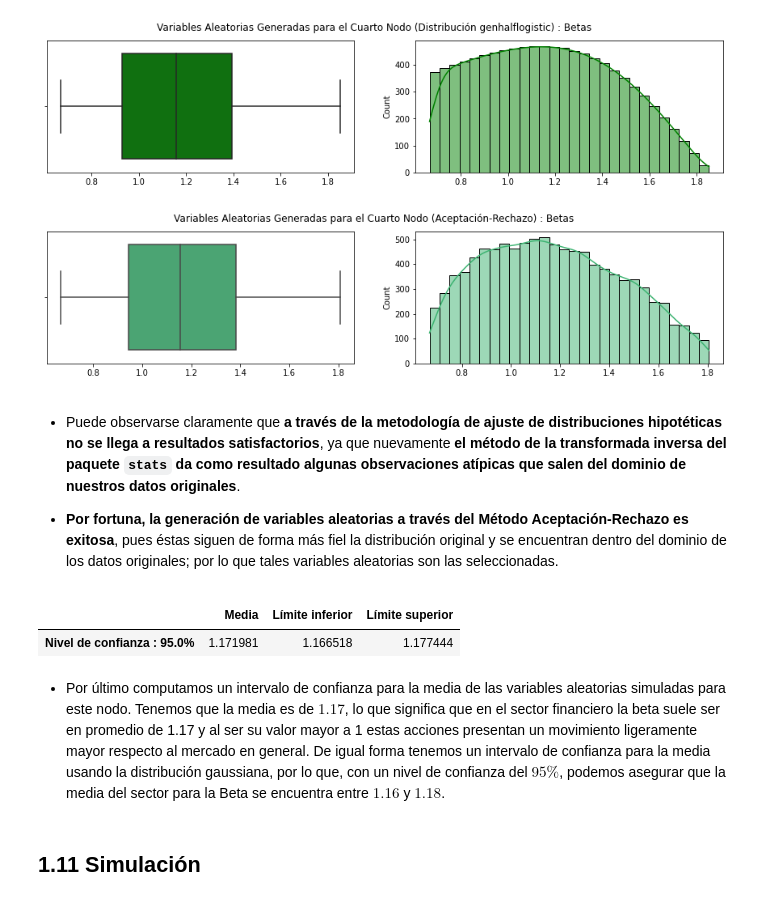
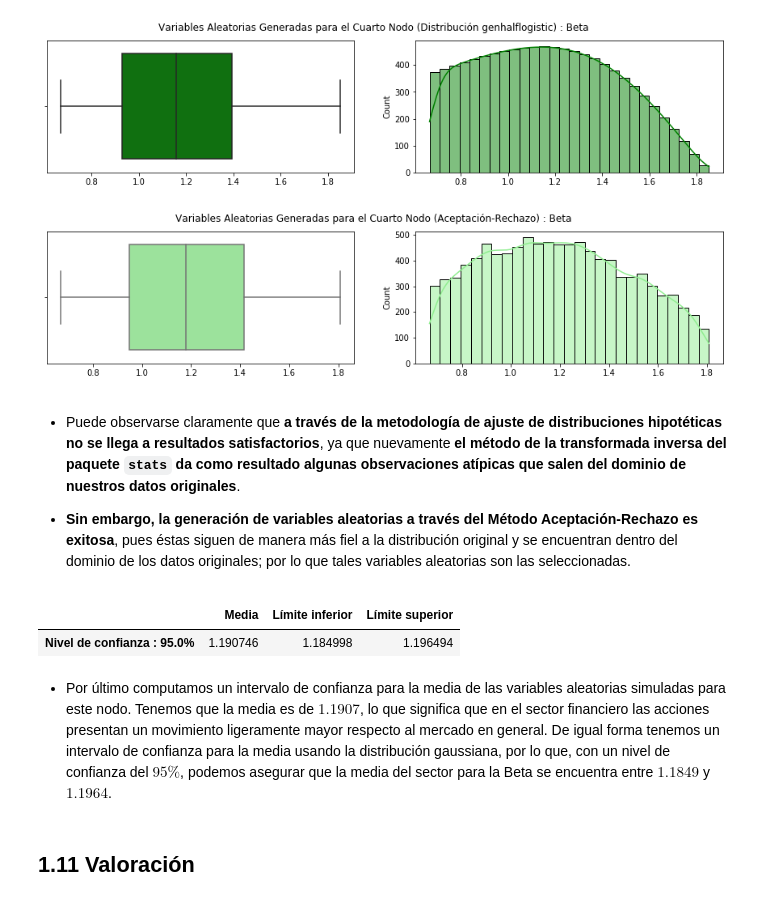
Before and after one commit to EMarquez7/Proyecto_DALopez_EMarquez, a Jupyter notebook: ProyectoModulo1_LazarenoD_DelgadoE.ipynb, the cells around one changed output. Saved outputs shown, nothing was run; the diff lists cells and outputs as text; code cells hidden in the pictures.

```diff
--- a/ProyectoModulo1_LazarenoD_DelgadoE.ipynb
+++ b/ProyectoModulo1_LazarenoD_DelgadoE.ipynb
@@ -849,7 +967,7 @@ Implementamos el Método de la Transformada Inversa para la generación de varia
 # %%
 data4_min, data4_max = data4.min(), data4.max()
 xgrid4 = np.arange(data4_min, data4_max, 0.01)
-f_data4 = kde(data4, np.linspace(0.1, 2, 30), 20, xgrid4, "KDE : Beta", color = ["darkgreen", "springgreen"]);
+f_data4 = kde(data4, np.linspace(0.1, 2, 30), 20, xgrid4, "KDE : Beta", color = ["darkgreen", "olivedrab"]);
 # %% [output]
 [figure]
 # %% [markdown]
@@ -880,21 +998,21 @@ boxAndHistPlot(nodo4_a, (15, 3), "green",
 [figure]
 [figure]
 # %%
-nodo4_b = (acceptanceRejection(f_data4, t4, [data4_min, data4_max], 10000, "Números Complementarios"))
-boxAndHistPlot(nodo4_b, (15, 3), "mediumseagreen",
-               "Variables Aleatorias Generadas para el Cuarto Nodo (Aceptación-Rechazo) : Betas")
+nodo4_b = (acceptanceRejection(f_data4, t4, [data4_min, data4_max], 10000, "Muestreo estratificado"))
+boxAndHistPlot(nodo4_b, (15, 3), "lightgreen",
+               "Variables Aleatorias Generadas para el Cuarto Nodo (Aceptación-Rechazo) : Beta")
 # %% [output]
-[figure, old version]
+[figure, new version]
 # %% [markdown]
 + Puede observarse claramente que **a través de la metodología de ajuste de distribuciones hipotéticas no se llega a resultados satisfactorios**, ya que nuevamente **el método de la transformada inversa del paquete `stats` da como resultado algunas observaciones atípicas que salen del dominio de nuestros datos originales**.
 
-+ **Por fortuna, la generación de variables aleatorias a través del Método Aceptación-Rechazo es exitosa**, pues éstas siguen de forma más fiel la distribución original y se encuentran dentro del dominio de los datos originales; por lo que tales variables aleatorias son las seleccionadas.
++ **Sin embargo, la generación de variables aleatorias a través del Método Aceptación-Rechazo es exitosa**, pues éstas siguen de manera más fiel a la distribución original y se encuentran dentro del dominio de los datos originales; por lo que tales variables aleatorias son las seleccionadas.
 # %%
 confidenceInterval(nodo4_b, 0.95)
 # %% [output]
 |  | Media | Límite inferior | Límite superior |
-| Nivel de confianza : 95.0% | 1.171981 | 1.166518 | 1.177444 |
+| Nivel de confianza : 95.0% | 1.190746 | 1.184998 | 1.196494 |
 # %% [markdown]
-+ Por último computamos un intervalo de confianza para la media de las variables aleatorias simuladas para este nodo. Tenemos que la media es de $1.17$, lo que significa que en el sector financiero la beta suele ser en promedio de 1.17 y al ser su valor mayor a 1 estas acciones presentan un movimiento ligeramente mayor respecto al mercado en general. De igual forma tenemos un intervalo de confianza para la media usando la distribución gaussiana, por lo que, con un nivel de confianza del $95\%$, podemos asegurar que la media del sector para la Beta se encuentra entre $1.16$ y $1.18$.
++ Por último computamos un intervalo de confianza para la media de las variables aleatorias simuladas para este nodo. Tenemos que la media es de $1.1907$, lo que significa que en el sector financiero las acciones presentan un movimiento ligeramente mayor respecto al mercado en general. De igual forma tenemos un intervalo de confianza para la media usando la distribución gaussiana, por lo que, con un nivel de confianza del $95\%$, podemos asegurar que la media del sector para la Beta se encuentra entre $1.1849$ y $1.1964$.
 # %% [markdown]
-## 1.11 Simulación
+## 1.11 Valoración
```
Also changed, not shown: parts of 44 cells of this notebook.
